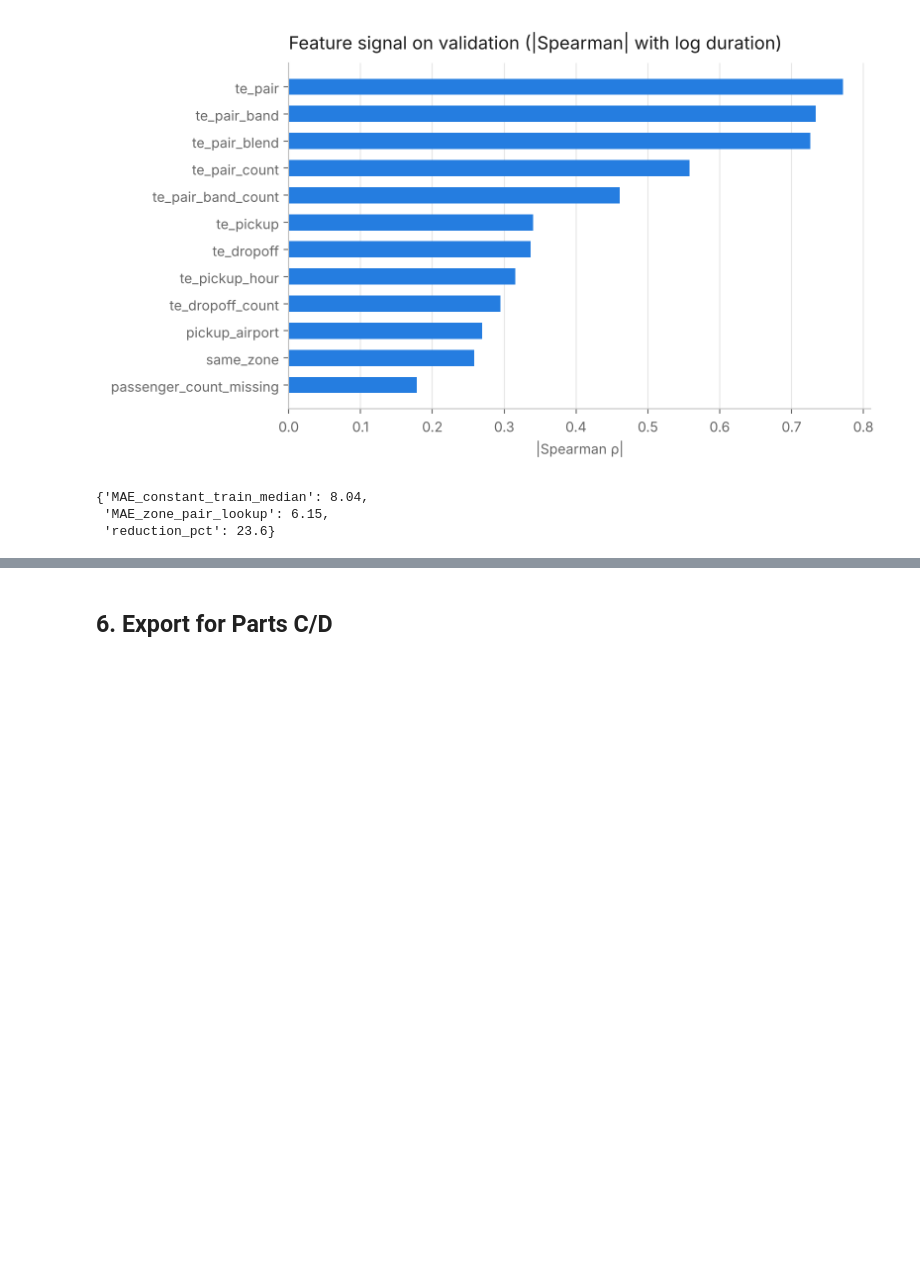
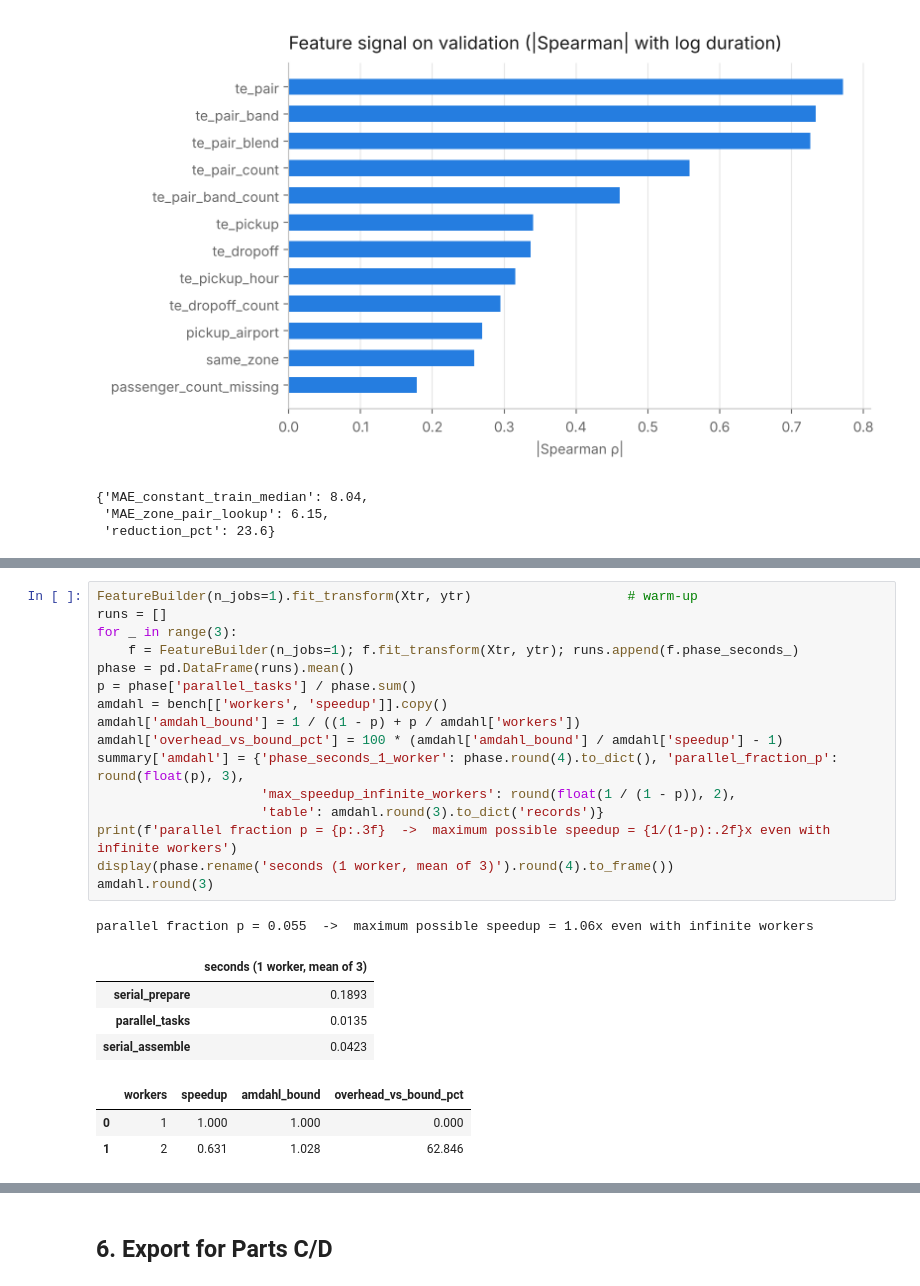
Before and after one commit to Nujs-0927/cs4207-coding-challenge, a Jupyter notebook: Group20_ETA_B/B_EDA_Features.ipynb, the cells around one changed output, grey strips where cells are left out. Cells and saved outputs as stored; diff of their text form; blank space fills up the shorter version.

```diff
--- a/Group20_ETA_B/B_EDA_Features.ipynb
+++ b/Group20_ETA_B/B_EDA_Features.ipynb
@@ -251,0 +240,25 @@ bench.round(3)
+# %%
+FeatureBuilder(n_jobs=1).fit_transform(Xtr, ytr)                    # warm-up
+runs = []
+for _ in range(3):
+    f = FeatureBuilder(n_jobs=1); f.fit_transform(Xtr, ytr); runs.append(f.phase_seconds_)
+phase = pd.DataFrame(runs).mean()
+p = phase['parallel_tasks'] / phase.sum()
+amdahl = bench[['workers', 'speedup']].copy()
+amdahl['amdahl_bound'] = 1 / ((1 - p) + p / amdahl['workers'])
+amdahl['overhead_vs_bound_pct'] = 100 * (amdahl['amdahl_bound'] / amdahl['speedup'] - 1)
+summary['amdahl'] = {'phase_seconds_1_worker': phase.round(4).to_dict(), 'parallel_fraction_p': round(float(p), 3),
+                     'max_speedup_infinite_workers': round(float(1 / (1 - p)), 2),
+                     'table': amdahl.round(3).to_dict('records')}
+print(f'parallel fraction p = {p:.3f}  ->  maximum possible speedup = {1/(1-p):.2f}x even with infinite workers')
+display(phase.rename('seconds (1 worker, mean of 3)').round(4).to_frame())
+amdahl.round(3)
+# %% [output]
+parallel fraction p = 0.055  ->  maximum possible speedup = 1.06x even with infinite workers
+|  | seconds (1 worker, mean of 3) |
+| serial_prepare | 0.1893 |
+| parallel_tasks | 0.0135 |
+| serial_assemble | 0.0423 |
+|  | workers | speedup | amdahl_bound | overhead_vs_bound_pct |
+| 0 | 1 | 1.000 | 1.000 | 0.000 |
+| 1 | 2 | 0.631 | 1.028 | 62.846 |
```
Also changed, not shown: parts of 19 cells of this notebook, 16 other files.
